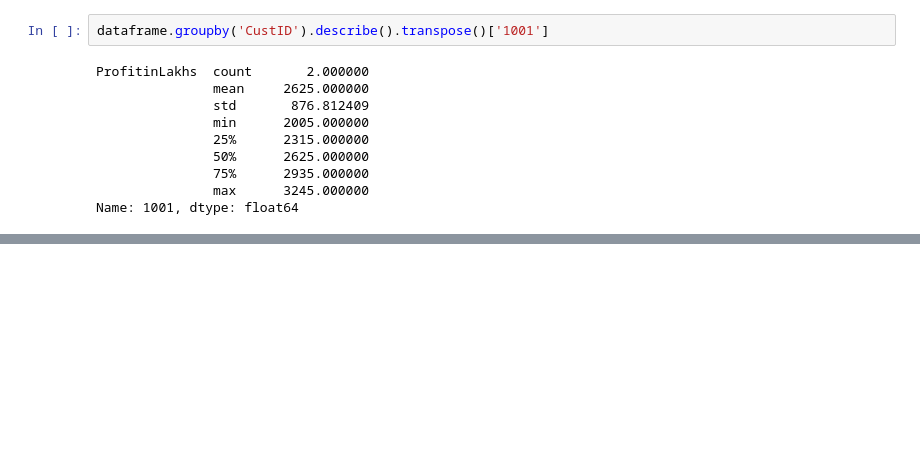
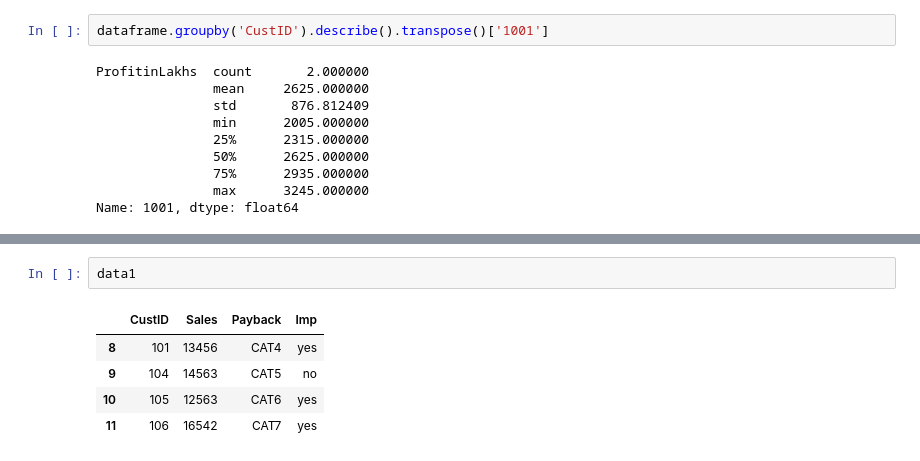
Before and after one commit to imhemantchaubey-zz/pandas-resources, a Jupyter notebook: pandas.ipynb, the cells around one changed output, grey strips where cells are left out. Cells and saved outputs as stored; diff of their text form; blank space fills up the shorter version.

```diff
--- a/pandas.ipynb
+++ b/pandas.ipynb
@@ -650,0 +658,8 @@ Name: 1001, dtype: float64
+# %%
+data1
+# %% [output]
+|  | CustID | Sales | Payback | Imp |
+| 8 | 101 | 13456 | CAT4 | yes |
+| 9 | 104 | 14563 | CAT5 | no |
+| 10 | 105 | 12563 | CAT6 | yes |
+| 11 | 106 | 16542 | CAT7 | yes |
```
Also changed, not shown: parts of 17 cells of this notebook.
